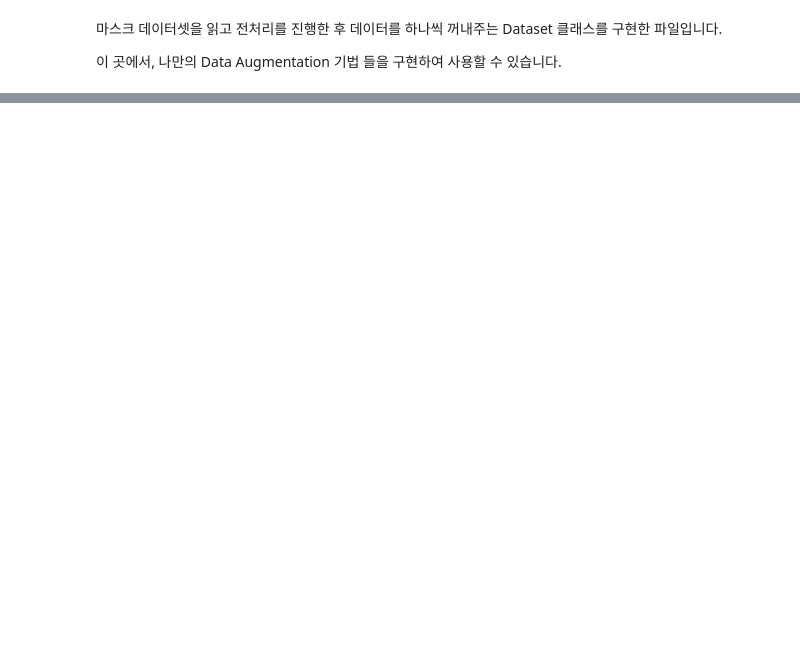
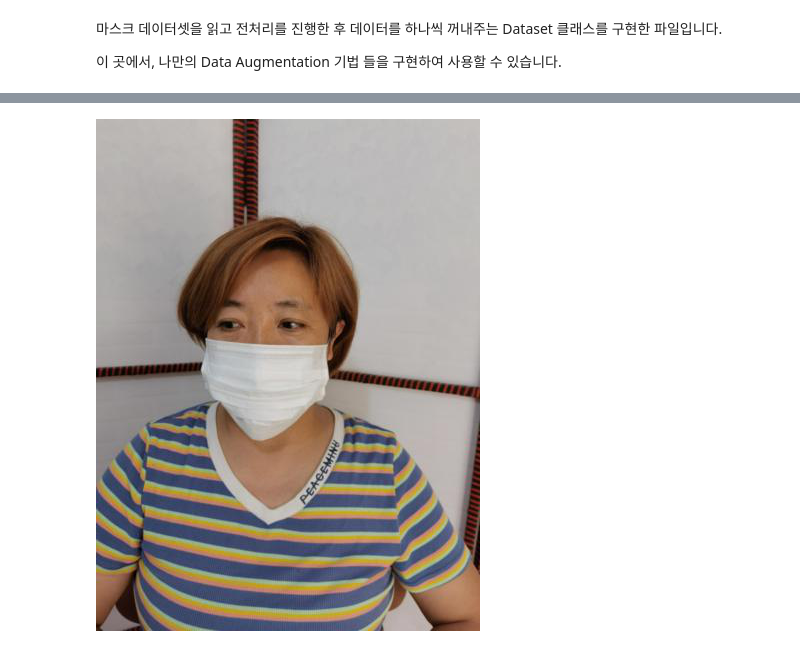
Before and after one commit to boostcampaitech2/image-classification-level1-12, a Jupyter notebook: sm/guideline/datasets.ipynb, the cells around one changed output, grey strips where cells are left out. Saved outputs shown, nothing was run; the diff lists cells and outputs as text; code cells hidden in the pictures; blank space fills up the shorter version.

Commit message:
dataset & dataloader update

```diff
--- a/sm/guideline/datasets.ipynb
+++ b/sm/guideline/datasets.ipynb
@@ -27,0 +40,12 @@ get_data
+# %%
+DIR_ROOT = r'/opt/ml/data/train/images/'
+target = get_data.values
+image_locate = [DIR_ROOT + i for i in get_data['path']]
+images = []
+for i in image_locate:
+    temp = []
+    for j in os.listdir(i):
+        if not j[0] == '.':
+            temp.append(i+'/'+j)
+    images.append(temp)
+images[:2]
@@ -27,0 +113,30 @@ get_data
+# %%
+class MaskDataset(Dataset):
+    def __init__(self, data, transform= None):
+        self.data = data
+        self.classes = ['label', 'gender', 'age', 'locate']
+        self.transform = transform
+
+    def __len__(self):
+        return (len(self.data))
+
+    def __getitem__(self, idx):
+        X = Image.open(self.data['locate'].iloc[idx])
+        y = self.data['label'].iloc[idx]
+        if self.transform is not None:
+            X = self.transform(X)
+
+        return X,y
+
+datasets = MaskDataset(labeled_dict,
+transforms.Compose([
+    # 선형 보간법을 사용하여 출력 픽셀값을 계산 -> 부드러운 느낌을 준다는데 누구 기준인진 잘
+    transforms.Resize((512,384), Image.BILINEAR),
+    transforms.ToTensor(),
+    ])
+)
+img,lb = datasets[0]
+im_pil = transforms.ToPILImage()(img)
+im_pil
+# %% [output]
+[figure, added]
```
Also changed, not shown: parts of 6 cells of this notebook.
